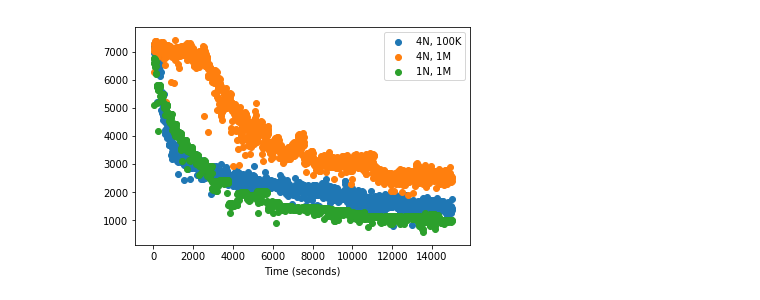
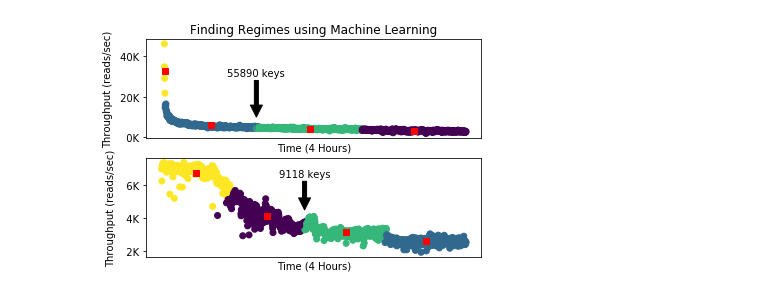
Before and after one commit to michaelsevilla/parsplice-popper, a Jupyter notebook: viz/viz-kmeans.ipynb, the cells around one changed output. Saved outputs shown, nothing was run; the diff lists cells and outputs as text; code cells hidden in the pictures.

```diff
--- a/viz/viz-kmeans.ipynb
+++ b/viz/viz-kmeans.ipynb
@@ -20,34 +22,95 @@ $( document ).ready(code_toggle);
 # %%
 def untar(fname):
     try: shutil.rmtree("tmp")
     except: pass
     os.mkdir("tmp")
     tar = tarfile.open(fname)
     tar.extractall()
     tar.close()
 
-def plot_keyspace(ax, op, results, rank="1", label=""):
+def get_nth_val(op, results, rank="1", label="", begin=""):
+    fname = ""
+    untar(results + "/out/perf.tar.gz")
+    shutil.move("perf/perf." + rank, "tmp/perf." + rank)
+    fname = "tmp/perf." + rank
+    df = pd.read_csv(fname, names=['ts', 'op', 'count'])
+    df = df[df['op'] == op]
+    shift = np.min(df['ts']) * np.ones(len(df['ts']))
+    df['shift'] = df['ts'].astype(float) - shift
+    keys = df[df['shift'] > begin*10].head(1)['count']
+    return keys
+
+
+def plot_kmeans(ax, op, results, rank="1", label="", y=(3000, 1000)):
     fname = ""
     untar(results + "/out/perf.tar.gz")
     shutil.move("perf/perf." + rank, "tmp/perf." + rank)
     fname = "tmp/perf." + rank
     df = pd.read_csv(fname, names=['ts', 'op', 'count'])
 
     df = df[df['op'] == op]
     shift = np.min(df['ts']) * np.ones(len(df['ts']))
 
     df['cs'] = df['count'].astype(float) - df['count'].shift(1).astype(float)
-    ax.scatter(df['ts'].astype(float) - shift, df['cs'].astype(float), label=label)
-    ax.set_xlabel("Time (seconds)")
+
+    # calculate kmeans
+    f1 = df['ts'].astype(float) - shift
+    f2 = df['cs'].astype(float)
+    X=np.matrix(zip(f1, f2.fillna(0)))
+    kmeans = KMeans(n_clusters=4).fit(X)
+    ax.scatter(f1, f2, label=label, c=kmeans.labels_)
+    for c in kmeans.cluster_centers_:
+        ax.scatter(c[0], c[1], color='red', marker='s')
+
+
+
+
+    ax.set_xlabel("Time (4 Hours)")
+    ax.set_xticks([])
     ax.legend()
 
-fig, ax = plt.subplots(1, 1)
+    seen = [kmeans.labels_[0]]
+    begin = -1
+    end = -1
+    # get the 3rd regime
+    for i in kmeans.labels_:
+        if i not in seen:
+            seen.append(i)
+            if len(seen) == 3:
+                begin = i
+            elif len(seen) == 4:
+                end = i
+                break
+    #print seen
+    #print np.where(kmeans.labels_==begin)[0][0]
+    #print np.where(kmeans.labels_==end)[0][0]
+
+
+    # Memory Map Size
+    keys = get_nth_val("DBMemoryMapSize", results, begin=np.where(kmeans.labels_==begin)[0][0])
+    #print keys
+    x = np.where(kmeans.labels_==begin)[0][0]
+    #print "begin=" + str(x)
+    ax.annotate(str(int(keys)) + " keys", xy=(x*10, y[1]), xytext=(x*10, y[0]),
+                arrowprops=dict(facecolor='black'), ha="center")
+    ax.set_ylabel("Throughput (reads/sec)")
+    ax.set_yticklabels(['{:3.0f}K'.format(yval/(1000)) for yval in ax.get_yticks()])
+
+
+
+fig, ax = plt.subplots(2, 1)#, figsize=(8, 4))
 d = "../experiments/baseline-trinitite/"
-plot_keyspace(ax, "DBMemoryGet", d+"nano-sepminima/scale-keyspace-trace/scale-workers-4-71541/", label="4N, 100K")
-plot_keyspace(ax, "DBMemoryGet", d+"nano-sepminima/scale-keyspace-trace/scale-workers-1M-4-71537/", label="4N, 1M")
-plot_keyspace(ax, "DBMemoryGet", d+"nano-sepminima/scale-keyspace-trace/scale-workers-1M-1-71684", label="1N, 1M")
+plot_kmeans(ax[0], "DBMemoryGet", d+"nano-sepminima/scale-mantle-workers/scale-mantle-unlimited-71705",
+           y=(30000, 10000))
+#plot_kmeans(ax[0], "DBMemoryGet", d+"nano-sepminima/scale-keyspace-trace/scale-workers-4-71541/", label="4N, 100K")
+#plot_kmeans(ax[1], "DBMemoryGet", d+"nano-sepminima/scale-keyspace-trace/scale-workers-4-71541/", label="1N, 100K")
+plot_kmeans(ax[1], "DBMemoryGet", d+"nano-sepminima/scale-keyspace-trace/scale-workers-1M-4-71537/",
+            y=(6500, 4500))
+#plot_kmeans(ax[3], "DBMemoryGet", d+"nano-sepminima/scale-keyspace-trace/scale-workers-1M-1-71684", label="1N, 1M")
+ax[0].set_title("Finding Regimes using Machine Learning")
+fig.savefig("../paper/figures/futurework-regimes.png", bbox_inches='tight', dpi=400)
 # %% [output]
-[figure, old version]
+[figure, new version]
 # %%
 from sklearn.cluster import KMeans
 
```
Also changed, not shown: parts of 2 cells of this notebook, 8 other files.
